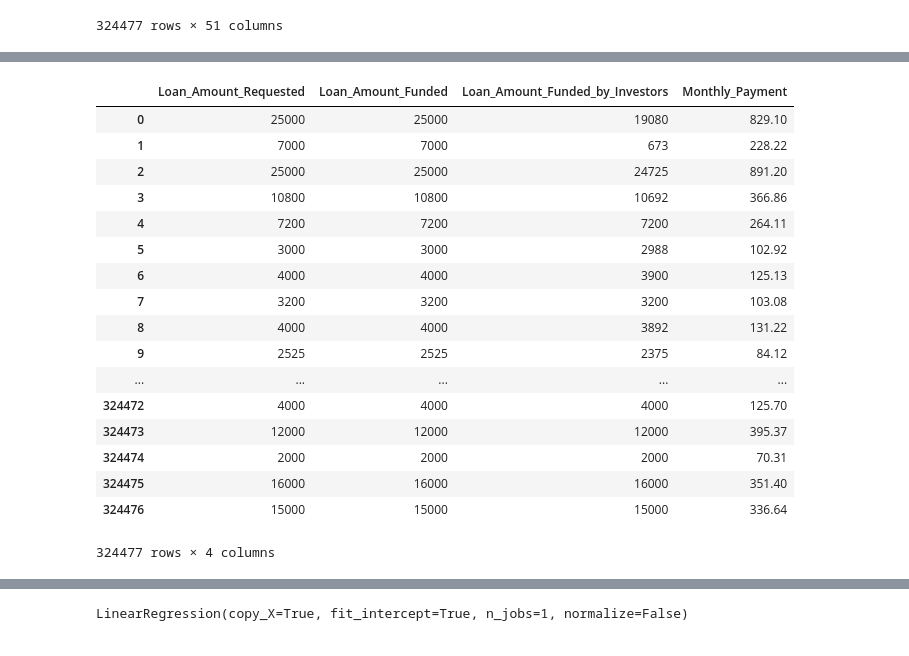
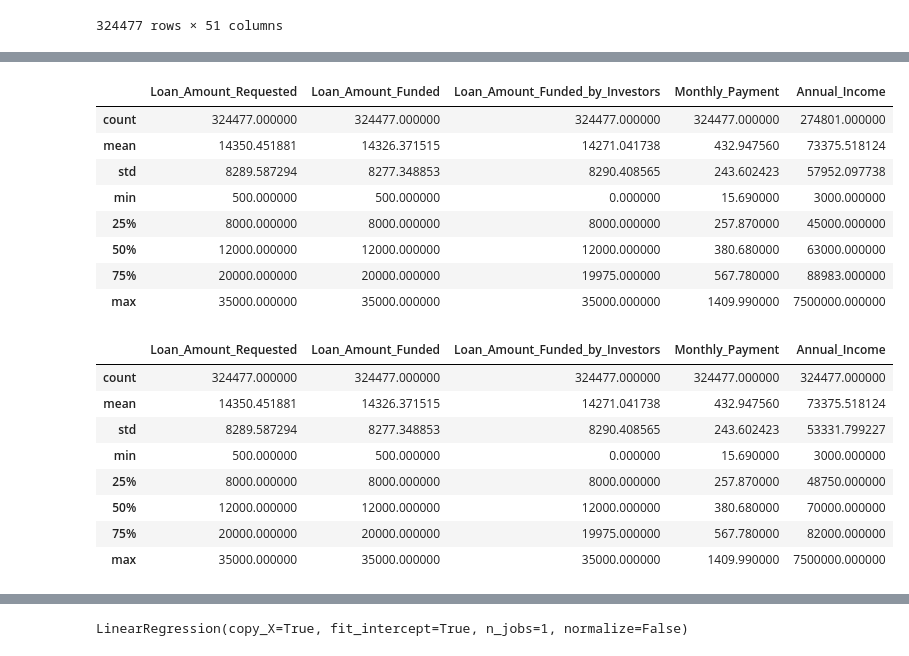
Before and after one commit to davidreyling/csc570-data-science, a Jupyter notebook: Reyling kaggle midterm.ipynb, the cells around one changed output, grey strips where cells are left out. Cells and saved outputs as stored; diff of their text form; code cells hidden in the pictures.

```diff
--- a/Reyling kaggle midterm(1).ipynb
+++ b/Reyling kaggle midterm.ipynb
@@ -168,10 +181,3 @@ X_train.drop(['Home_Owner?'], axis=1, inplace=True)
-# %%
-X_train.drop(['Annual_Income'], axis=1, inplace=True)
-X_train.drop(['Purpose_Of_Loan'], axis=1, inplace=True)
-X_train.drop(['Loan_Title'], axis=1, inplace=True)
-X_train.drop(['Zip_3'], axis=1, inplace=True)
-X_train.drop(['State'], axis=1, inplace=True)
-X_train.drop(['Debt_To_Income'], axis=1, inplace=True)
 # %%
 X_train.drop(['Number_Delinqueny_2yrs'], axis=1, inplace=True)
 X_train.drop(['Month_Earliest_Credit'], axis=1, inplace=True)
@@ -203,23 +209,14 @@ X_train.drop(['Collections_12Mo_Exclude_Med'], axis=1, inplace=True)
 X_train.drop(['Months_Since_Last_Derogatory'], axis=1, inplace=True)
 X_train.drop(['Policy_Code'], axis=1, inplace=True)
 # %%
-X_train
+X_train.describe()
 # %% [output]
-|  | Loan_Amount_Requested | Loan_Amount_Funded | Loan_Amount_Funded_by_Investors | Monthly_Payment |
-| 0 | 25000 | 25000 | 19080 | 829.10 |
-| 1 | 7000 | 7000 | 673 | 228.22 |
-| 2 | 25000 | 25000 | 24725 | 891.20 |
-| 3 | 10800 | 10800 | 10692 | 366.86 |
-| 4 | 7200 | 7200 | 7200 | 264.11 |
-| 5 | 3000 | 3000 | 2988 | 102.92 |
-| 6 | 4000 | 4000 | 3900 | 125.13 |
-| 7 | 3200 | 3200 | 3200 | 103.08 |
-| 8 | 4000 | 4000 | 3892 | 131.22 |
-| 9 | 2525 | 2525 | 2375 | 84.12 |
-| ... | ... | ... | ... | ... |
-| 324472 | 4000 | 4000 | 4000 | 125.70 |
-| 324473 | 12000 | 12000 | 12000 | 395.37 |
-| 324474 | 2000 | 2000 | 2000 | 70.31 |
-| 324475 | 16000 | 16000 | 16000 | 351.40 |
-| 324476 | 15000 | 15000 | 15000 | 336.64 |
+|  | Loan_Amount_Requested | Loan_Amount_Funded | Loan_Amount_Funded_by_Investors | Monthly_Payment | Annual_Income |
+| count | 324477.000000 | 324477.000000 | 324477.000000 | 324477.000000 | 274801.000000 |
+| mean | 14350.451881 | 14326.371515 | 14271.041738 | 432.947560 | 73375.518124 |
+| std | 8289.587294 | 8277.348853 | 8290.408565 | 243.602423 | 57952.097738 |
+| min | 500.000000 | 500.000000 | 0.000000 | 15.690000 | 3000.000000 |
+| 25% | 8000.000000 | 8000.000000 | 8000.000000 | 257.870000 | 45000.000000 |
+| 50% | 12000.000000 | 12000.000000 | 12000.000000 | 380.680000 | 63000.000000 |
+| 75% | 20000.000000 | 20000.000000 | 19975.000000 | 567.780000 | 88983.000000 |
+| max | 35000.000000 | 35000.000000 | 35000.000000 | 1409.990000 | 7500000.000000 |
-324477 rows × 4 columns
@@ -225,0 +227,12 @@ X_train
+# %%
+X_train.describe()
+# %% [output]
+|  | Loan_Amount_Requested | Loan_Amount_Funded | Loan_Amount_Funded_by_Investors | Monthly_Payment | Annual_Income |
+| count | 324477.000000 | 324477.000000 | 324477.000000 | 324477.000000 | 324477.000000 |
+| mean | 14350.451881 | 14326.371515 | 14271.041738 | 432.947560 | 73375.518124 |
+| std | 8289.587294 | 8277.348853 | 8290.408565 | 243.602423 | 53331.799227 |
+| min | 500.000000 | 500.000000 | 0.000000 | 15.690000 | 3000.000000 |
+| 25% | 8000.000000 | 8000.000000 | 8000.000000 | 257.870000 | 48750.000000 |
+| 50% | 12000.000000 | 12000.000000 | 12000.000000 | 380.680000 | 70000.000000 |
+| 75% | 20000.000000 | 20000.000000 | 19975.000000 | 567.780000 | 82000.000000 |
+| max | 35000.000000 | 35000.000000 | 35000.000000 | 1409.990000 | 7500000.000000 |
```
Also changed, not shown: parts of 47 cells of this notebook.
